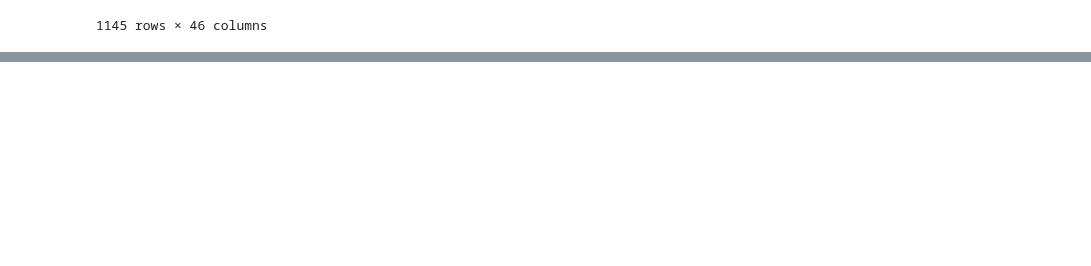
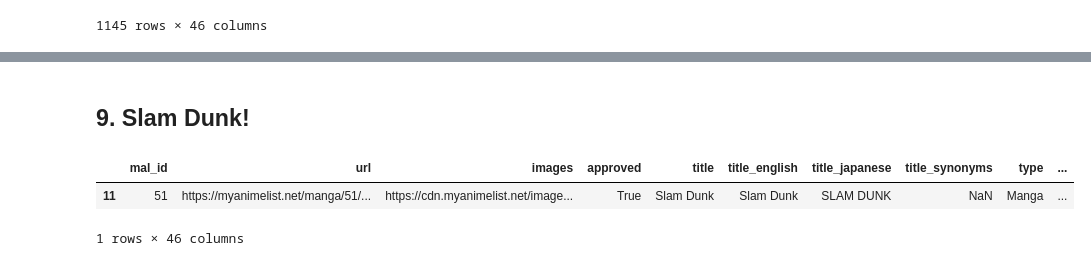
Before and after one commit to windymega/kamilulusadab4, a Jupyter notebook: Farda_Windy.ipynb, the cells around one changed output, grey strips where cells are left out. Drawn from its saved outputs; the diff is of its cells as text; code cells hidden in the pictures; blank space fills up the shorter version.

```diff
--- a/Farda_Windy.ipynb
+++ b/Farda_Windy.ipynb
@@ -809,0 +955,46 @@ df5 #gaada yang sama
+# %% [markdown]
+## 9. Slam Dunk!
+# %%
+endpoint_get9 = 'https://api.jikan.moe/v4/manga?q=Slam Dunk!'
+r9 = requests.get(endpoint_get9)
+r9.json()
+
+df9 = r9.json()['data']
+data9 = pd.DataFrame(df9)
+
+dat9 = data9['images']
+
+def image_pull(text):
+    jpg = text['jpg']
+    image = jpg['image_url']
+    return image
+
+data9['images'] = data9['images'].apply(lambda x: image_pull(x))
+
+# explode all columns with lists of dicts
+df9 = data9.explode("titles").reset_index().drop("index",1).explode("authors").reset_index().drop("index",1)\
+        .explode("serializations").reset_index().drop("index",1).explode("genres").reset_index().drop("index",1)\
+        .explode("themes").reset_index().drop("index",1).explode("demographics").reset_index().drop("index",1)\
+        .explode("title_synonyms").reset_index().drop("index",1)
+
+# list of columns with dicts
+cols_to_normalize9 = ['titles', 'authors','serializations','genres','themes','demographics']
+
+# if there are keys, which will become column names, overlap with excising column names
+# add the current column name as a prefix
+normalized9 = list()
+for col in cols_to_normalize9:
+    d = pd.json_normalize(df9[col].dropna())
+    d.columns = [f'{col}_{v}' for v in d.columns]
+    normalized9.append(d.copy())
+
+# combine df with the normalized columns
+df9 = pd.concat([df9] + normalized9, axis=1).drop(columns=cols_to_normalize9)
+
+data9 = pd.DataFrame(df9.iloc[11,:])
+data9 = np.transpose(data9)
+data9
+# %% [output]
+|  | mal_id | url | images | approved | title | title_english | title_japanese | title_synonyms | type | ... |
+| 11 | 51 | https://myanimelist.net/manga/51/... | https://cdn.myanimelist.net/image... | True | Slam Dunk | Slam Dunk | SLAM DUNK | NaN | Manga | ... |
+1 rows × 46 columns
```
Also changed, not shown: parts of 13 cells of this notebook, 1 other file.
